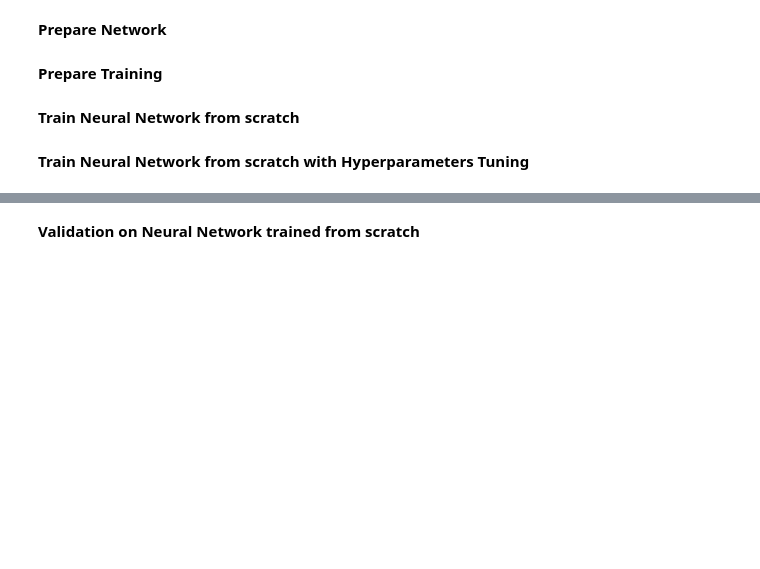
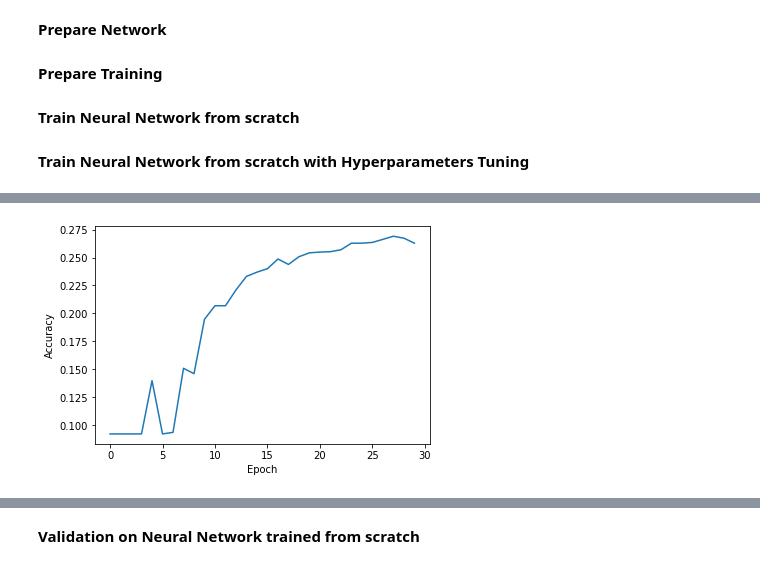
Before and after one commit to cpeluso/HW2-Image-Classification, a Jupyter notebook: HW2_Deep_Learning.ipynb, the cells around one changed output, grey strips where cells are left out. Cells and saved outputs as stored; diff of their text form; code cells hidden in the pictures; blank space fills up the shorter version.

```diff
--- a/HW2_Deep_Learning.ipynb
+++ b/HW2_Deep_Learning.ipynb
@@ -468,0 +347,83 @@ KeyboardInterrupt: ignored
+# %%
+hyperparameters_sets = [
+                        (0.01, 15, 30),
+                        (0.01, 20, 60),
+                        (0.1, 15, 30)
+]
+# (LR, STEP_SIZE, NUM_EPOCHS)
+
+accuracies = dict()
+nets_best_accuracy = dict()
+
+for hyperparameter_set in hyperparameters_sets:
+  LR = hyperparameter_set[0]
+  STEP_SIZE = hyperparameter_set[1]
+  NUM_EPOCHS = hyperparameter_set[2]
+
+  print("\n Hyperparameter set:")
+  print(hyperparameter_set)
+  accuracies[hyperparameter_set] = []
+
+  # Prepare Network
+
+  net = alexnet()
+  net.classifier[6] = nn.Linear(4096, NUM_CLASSES)
+
+  # Prepare Training
+
+  criterion = nn.CrossEntropyLoss()
+  parameters_to_optimize = net.parameters()
+  optimizer = optim.SGD(parameters_to_optimize, lr=LR, momentum=MOMENTUM, weight_decay=WEIGHT_DECAY)
+  scheduler = optim.lr_scheduler.StepLR(optimizer, step_size=STEP_SIZE, gamma=GAMMA)
+
+  net = net.to(DEVICE)
+  cudnn.benchmark
+
+  current_step = 0
+  best_accuracy = float(0)
+  filename = "model_" + str(LR).replace(".", "") + str(STEP_SIZE) + str(NUM_EPOCHS) +".pth"
+
+  for epoch in range(NUM_EPOCHS):
+    print('Starting epoch {}/{}, LR = {}'.format(epoch+1, NUM_EPOCHS, scheduler.get_last_lr()))
+
+    for images, labels in train_dataloader:
+
+      images = images.to(DEVICE)
+      labels = labels.to(DEVICE)
+
+      net.train()
+
+      optimizer.zero_grad()
+
+      outputs = net(images)
+
+      loss = criterion(outputs, labels)
+
+      if current_step % LOG_FREQUENCY == 0:
+        print('Step {}, Loss {}'.format(current_step, loss.item()))
+
+      loss.backward()
+      optimizer.step()
+
+      current_step += 1
+
+    scheduler.step()
+
+    accuracy = evaluate_neural_network_on_validation_set(net)
+    accuracies[hyperparameter_set].append( (epoch, accuracy) )
+
+    # Save the model if this epoch produced the best accuracy value on validation set
+    if accuracy > best_accuracy:
+      torch.save(net.state_dict(), filename)
+      nets_best_accuracy[hyperparameter_set] = (epoch, accuracy, filename)
+      best_accuracy = accuracy
+
+    print("\n")
+
+  df = pd.DataFrame(accuracies[hyperparameter_set])
+  df = df.astype(float)
+  df.columns=['Epoch','Accuracy']
+
+  plt.figure()
+  sns.lineplot(x='Epoch',y='Accuracy',data=df)
+# %% [output]
@@ -468,0 +447 @@ KeyboardInterrupt: ignored
+[figure, added]
```
Also changed, not shown: parts of 9 cells of this notebook.
